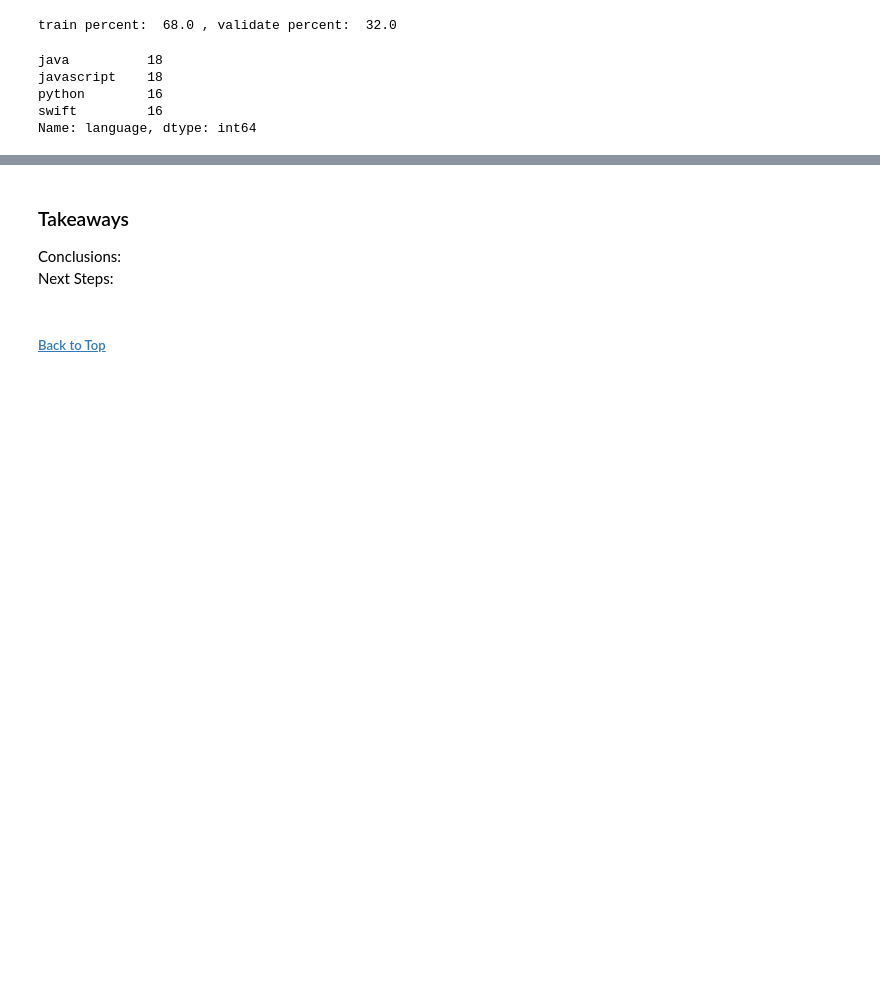
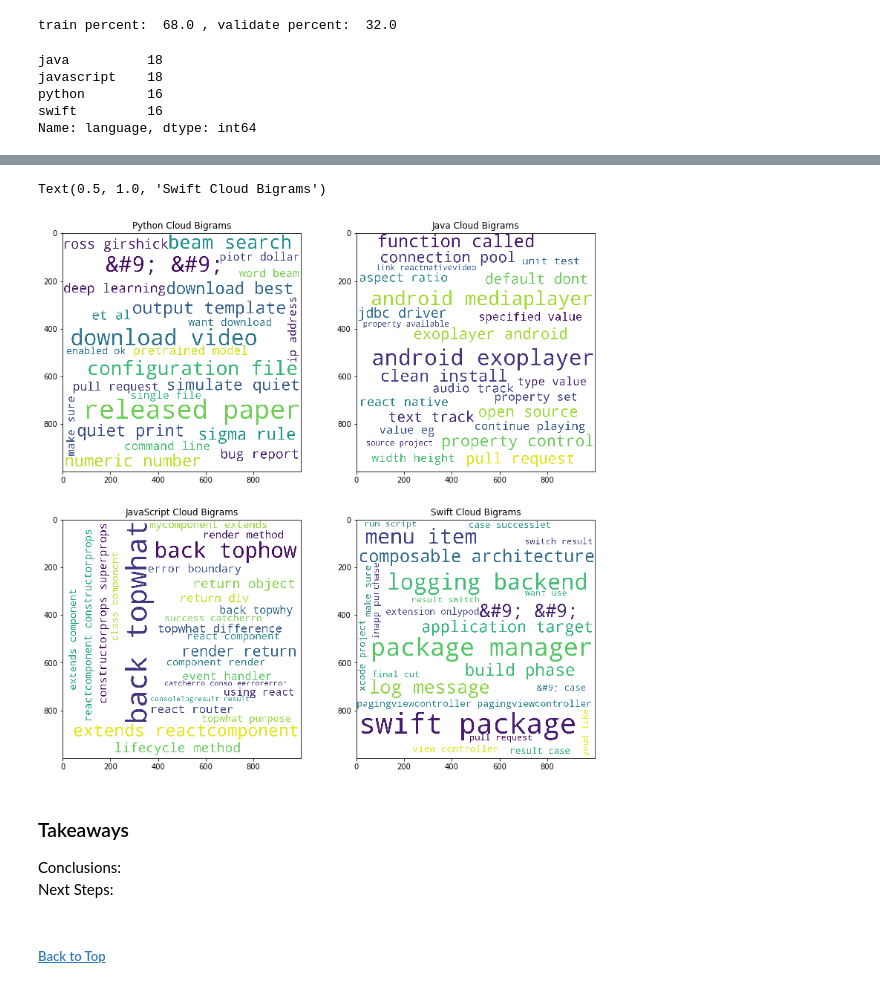
Before and after one commit to Codeup-B-Squared/NLP-Analysis, a Jupyter notebook: Data_Analysis.ipynb, the cells around one changed output, grey strips where cells are left out. Saved outputs shown, nothing was run; the diff lists cells and outputs as text; code cells hidden in the pictures; blank space fills up the shorter version.

```diff
--- a/Data_Analysis.ipynb
+++ b/Data_Analysis.ipynb
@@ -218,3 +284,40 @@ Name: language, dtype: int64
+# %%
+python_bigrams = pd.Series(list(nltk.ngrams(python_words.split(), 2))).value_counts().head(25)
+java_bigrams = pd.Series(list(nltk.ngrams(java_words.split(), 2))).value_counts().head(25)
+javascript_bigrams = pd.Series(list(nltk.ngrams(javascript_words.split(), 2))).value_counts().head(25)
+swift_bigrams = pd.Series(list(nltk.ngrams(swift_words.split(), 2))).value_counts().head(25)
+# %%
+python_data = {k[0] + ' ' + k[1]: v for k, v in python_bigrams.to_dict().items()}
+java_data = {k[0] + ' ' + k[1]: v for k, v in java_bigrams.to_dict().items()}
+javascript_data = {k[0] + ' ' + k[1]: v for k, v in javascript_bigrams.to_dict().items()}
+swift_data = {k[0] + ' ' + k[1]: v for k, v in swift_bigrams.to_dict().items()}
+# %%
+# creating the bigram cloud
+cloud_python = WordCloud(background_color = 'white', height = 1000, width = 1000)\
+.generate_from_frequencies(python_data)
+
+cloud_java = WordCloud(background_color = 'white', height = 1000, width = 1000).\
+generate_from_frequencies(java_data)
+
+cloud_javascript = WordCloud(background_color = 'white', height = 1000, width = 1000).\
+generate_from_frequencies(javascript_data)
+
+cloud_swift = WordCloud(background_color = 'white', height = 1000, width = 1000).\
+generate_from_frequencies(swift_data)
+# %%
+# plotting the bigram word cloud
+fig, axes = plt.subplots(2,2, figsize = (13,13))
+axes[0,0].imshow(cloud_python)
+axes[0,0].set_title('Python Cloud Bigrams')
+axes[0,1].imshow(cloud_java)
+axes[0,1].set_title('Java Cloud Bigrams')
+axes[1,0].imshow(cloud_javascript)
+axes[1,0].set_title('JavaScript Cloud Bigrams')
+axes[1,1].imshow(cloud_swift)
+axes[1,1].set_title('Swift Cloud Bigrams')
+# %% [output]
+Text(0.5, 1.0, 'Swift Cloud Bigrams')
+[figure, added]
 # %% [markdown]
 ### Takeaways
 Conclusions:
```
Also changed, not shown: parts of 16 cells of this notebook, 1 other file.
